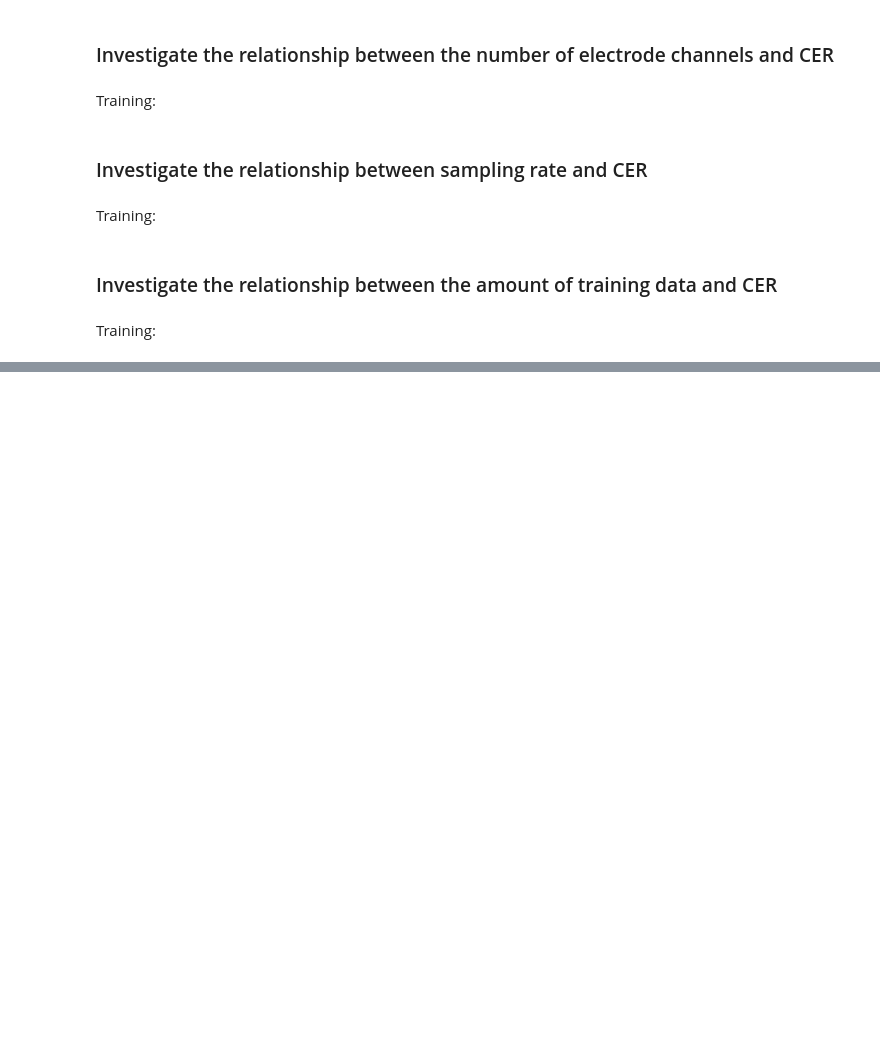
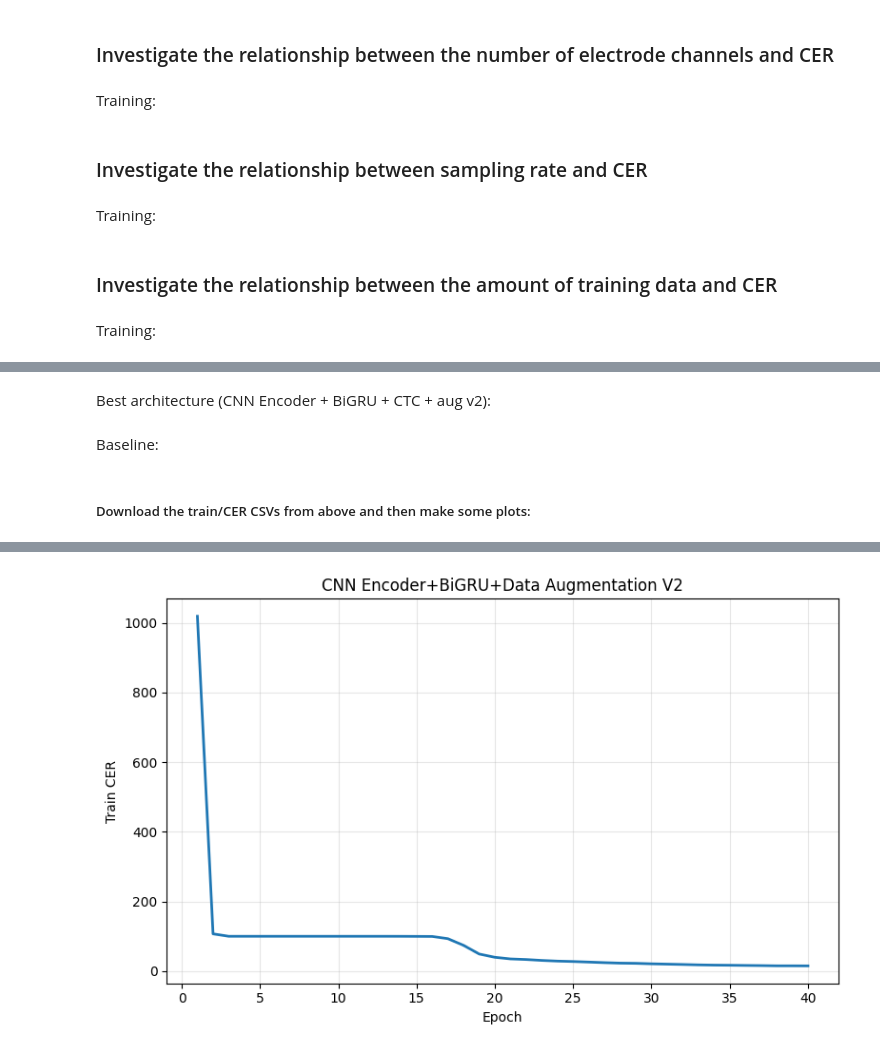
Before and after one commit to maitreyi03/emg2qwerty, a Jupyter notebook: Colab_setup.ipynb, the cells around one changed output, grey strips where cells are left out. Saved outputs shown, nothing was run; the diff lists cells and outputs as text; code cells hidden in the pictures; blank space fills up the shorter version.

```diff
--- a/Colab_setup.ipynb
+++ b/Colab_setup.ipynb
@@ -391,0 +345,2 @@ done
+# %% [markdown]
+Best architecture (CNN Encoder + BiGRU + CTC + aug v2):
@@ -391,0 +349,2 @@ done
+# %% [markdown]
+Baseline:
@@ -391,0 +353,26 @@ done
+# %% [markdown]
+##### Download the train/CER CSVs from above and then make some plots:
+# %%
+import pandas as pd
+import matplotlib.pyplot as plt
+
+# Path to the CSV exported from TensorBoard
+# csv_path = "/home/aki.hj/emg2qwerty/baseline_trainCER.csv"
+csv_path = "/home/aki.hj/emg2qwerty/bestarchitecture_trainCER.csv"
+
+df = pd.read_csv(csv_path)
+print(df.columns)
+
+epochs = range(1, len(df) + 1)
+cer = df["Value"]
+
+plt.figure(figsize=(8, 5))
+plt.plot(epochs, cer, linewidth=2)
+plt.xlabel("Epoch")
+plt.ylabel("Train CER")
+# plt.title("CNN Encoder+TDSConv (Baseline)")
+plt.title("CNN Encoder+BiGRU+Data Augmentation V2")
+plt.grid(True, alpha=0.3)
+plt.tight_layout()
+plt.show()
+# %% [output]
@@ -391,0 +380 @@ done
+[figure, added]
```
Also changed, not shown: parts of 33 cells of this notebook, 4 other files.
